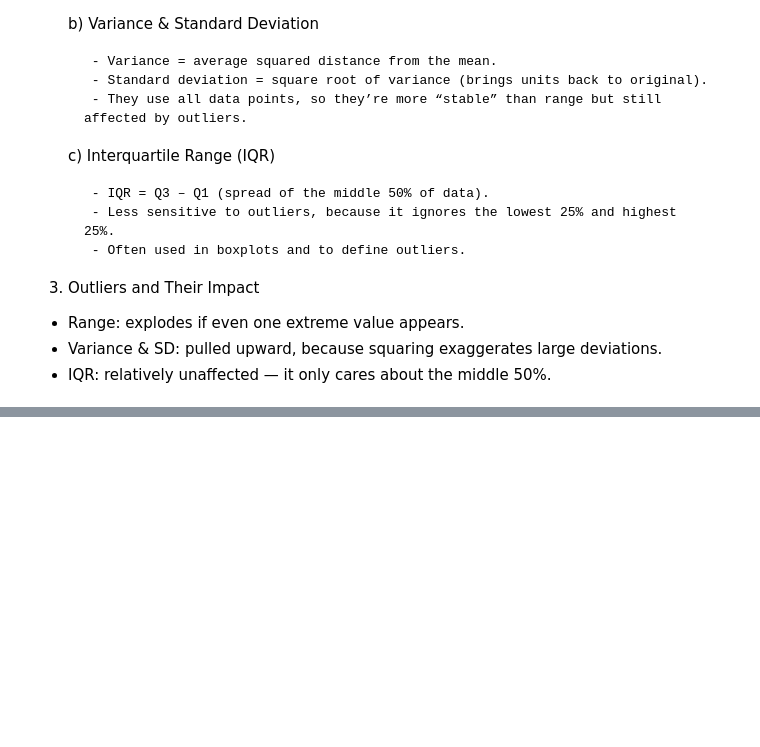
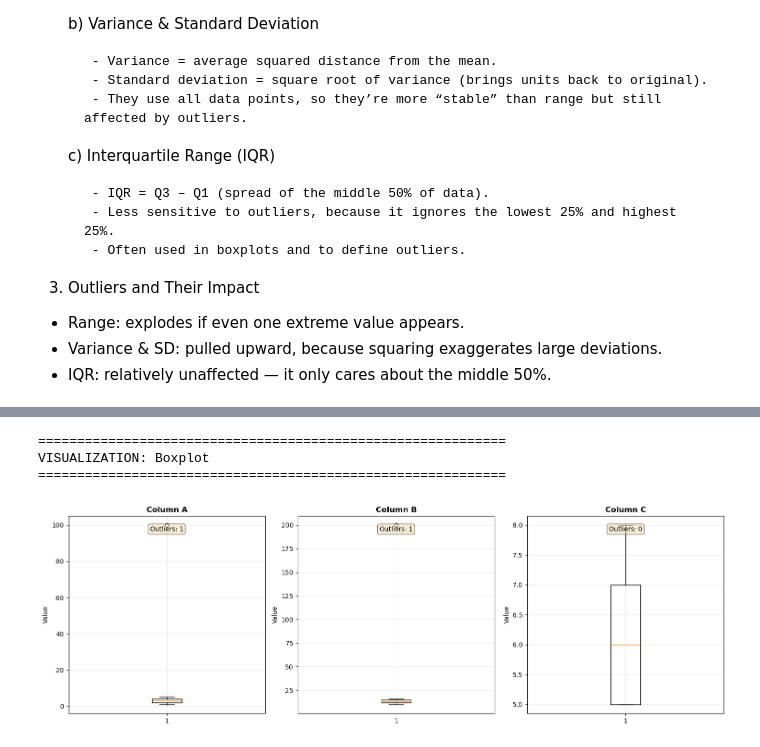
Before and after one commit to mlnotes2718/introduction-statistics-machine-learning, a Jupyter notebook: Statistics-in-ML-2-Spread-Dispersion.ipynb, the cells around one changed output, grey strips where cells are left out. Saved outputs shown, nothing was run; the diff lists cells and outputs as text; code cells hidden in the pictures; blank space fills up the shorter version.

```diff
--- a/Statistics-in-ML-2-Spread-Dispersion.ipynb
+++ b/Statistics-in-ML-2-Spread-Dispersion.ipynb
@@ -38,0 +325,15 @@ Question for you: If both have the same mean, which dataset would be harder to p
+# %%
+# Cell 3: Example 1 - Simple list/array
+print("=" * 60)
+print("EXAMPLE 1: Simple List")
+print("=" * 60)
+
+data = [10, 12, 12, 13, 12, 11, 14, 13, 15, 10, 10, 100, 12, 14, 13]
+result = detect_outliers_iqr(data)
+
+print(f"\nOriginal data: {data}")
+print(f"\nOutliers found: {result['outlier_values']}")
+print(f"At indices: {result['outlier_indices']}")
+print(f"Lower bound: {result['bounds']['lower']:.2f}")
+print(f"Upper bound: {result['bounds']['upper']:.2f}")
+print(f"Q1: {result['stats']['Q1']:.2f}, Q3: {result['stats']['Q3']:.2f}, IQR: {result['stats']['IQR']:.2f}")
@@ -38,0 +394,28 @@ Question for you: If both have the same mean, which dataset would be harder to p
+# %%
+# Cell 5: Visualization - Boxplot
+print("\n" + "=" * 60)
+print("VISUALIZATION: Boxplot")
+print("=" * 60)
+
+fig, axes = plt.subplots(1, 3, figsize=(15, 5))
+
+for idx, col in enumerate(df.columns):
+    ax = axes[idx]
+    ax.boxplot(df[col], vert=True)
+    ax.set_title(f'Column {col}', fontsize=12, fontweight='bold')
+    ax.set_ylabel('Value')
+    ax.grid(True, alpha=0.3)
+
+    # Add outlier count
+    outlier_count = results[col]['count']
+    ax.text(0.5, 0.95, f'Outliers: {outlier_count}',
+            transform=ax.transAxes, ha='center', va='top',
+            bbox=dict(boxstyle='round', facecolor='wheat', alpha=0.5))
+
+plt.tight_layout()
+plt.show()
+# %% [output]
+============================================================
+VISUALIZATION: Boxplot
+============================================================
+[figure, added]
```
Also changed, not shown: parts of 41 cells of this notebook.
